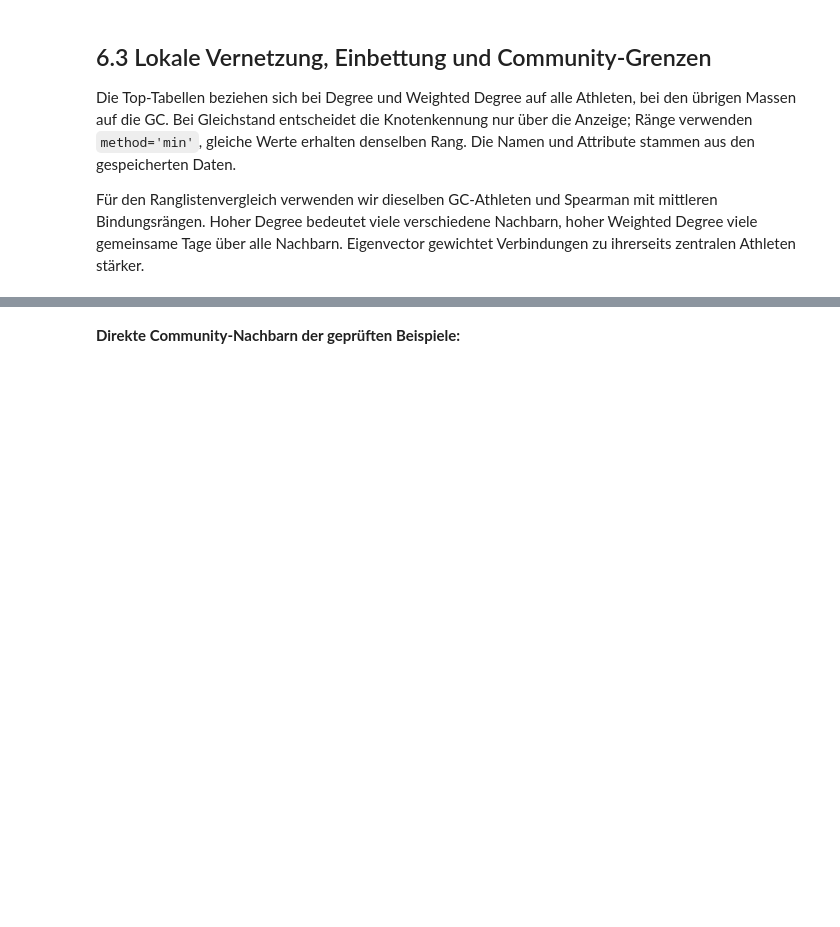
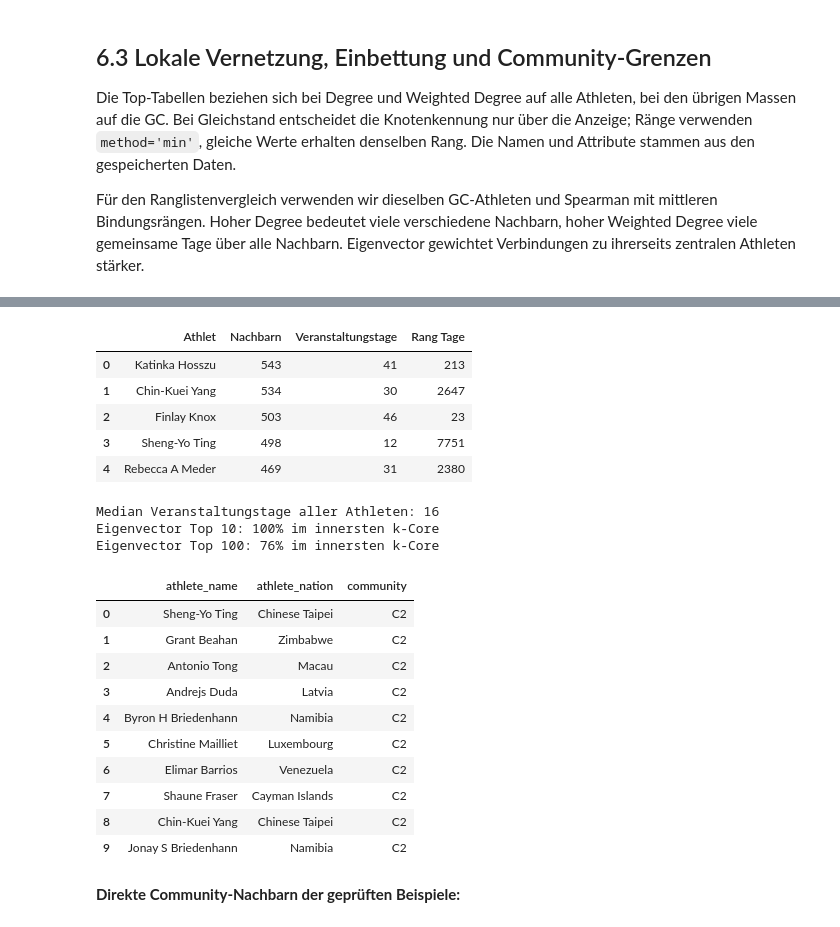
Before and after one commit to damiansze/Athletes-Network, a Jupyter notebook: Notebooks/05_zentralitaet.ipynb, the cells around one changed output, grey strips where cells are left out. Cells and saved outputs as stored; diff of their text form; code cells hidden in the pictures; blank space fills up the shorter version.

```diff
--- a/Notebooks/05_zentralitaet.ipynb
+++ b/Notebooks/05_zentralitaet.ipynb
@@ -340,3 +344,44 @@ display(examples.round(5))
+# %%
+events = pd.read_parquet(NETWORK_DIR / 'athlete_events.parquet', columns=['athlete_node', 'event_id'])
+event_days = events.groupby('athlete_node')['event_id'].nunique().reindex(actors.index, fill_value=0)
+day_rank = event_days.rank(method='min', ascending=False).astype(int)
+top_degree = actors['degree'].nlargest(5).index
+display(pd.DataFrame({
+    'Athlet': actors.loc[top_degree, 'athlete_name'].map(pretty_name),
+    'Nachbarn': actors.loc[top_degree, 'degree'],
+    'Veranstaltungstage': event_days[top_degree],
+    'Rang Tage': day_rank[top_degree],
+}).reset_index(drop=True))
+print(f'Median Veranstaltungstage aller Athleten: {event_days.median():.0f}')
+
+core_number = pd.read_parquet(NETWORK_DIR / 'athlete_communities.parquet').set_index('node')['core_number']
+innermost = core_number.eq(core_number.max())
+for k in [10, 100]:
+    top_eigen = actors['eigenvector'].nlargest(k).index
+    print(f'Eigenvector Top {k}: {innermost[top_eigen].mean():.0%} im innersten k-Core')
+display(actors.loc[actors['eigenvector'].nlargest(10).index, ['athlete_name', 'athlete_nation', 'community']]
+        .assign(athlete_name=lambda d: d['athlete_name'].map(pretty_name)).reset_index(drop=True))
+# %% [output]
+|  | Athlet | Nachbarn | Veranstaltungstage | Rang Tage |
+| 0 | Katinka Hosszu | 543 | 41 | 213 |
+| 1 | Chin-Kuei Yang | 534 | 30 | 2647 |
+| 2 | Finlay Knox | 503 | 46 | 23 |
+| 3 | Sheng-Yo Ting | 498 | 12 | 7751 |
+| 4 | Rebecca A Meder | 469 | 31 | 2380 |
+Median Veranstaltungstage aller Athleten: 16
+Eigenvector Top 10: 100% im innersten k-Core
+Eigenvector Top 100: 76% im innersten k-Core
+|  | athlete_name | athlete_nation | community |
+| 0 | Sheng-Yo Ting | Chinese Taipei | C2 |
+| 1 | Grant Beahan | Zimbabwe | C2 |
+| 2 | Antonio Tong | Macau | C2 |
+| 3 | Andrejs Duda | Latvia | C2 |
+| 4 | Byron H Briedenhann | Namibia | C2 |
+| 5 | Christine Mailliet | Luxembourg | C2 |
+| 6 | Elimar Barrios | Venezuela | C2 |
+| 7 | Shaune Fraser | Cayman Islands | C2 |
+| 8 | Chin-Kuei Yang | Chinese Taipei | C2 |
+| 9 | Jonay S Briedenhann | Namibia | C2 |
 # %%
 def neighbor_community_profile(node):
     """Direkte Nachbarn nach unveränderten Labels aus Kapitel 5 zählen."""
```
Also changed, not shown: parts of 5 cells of this notebook, 5 other files.
